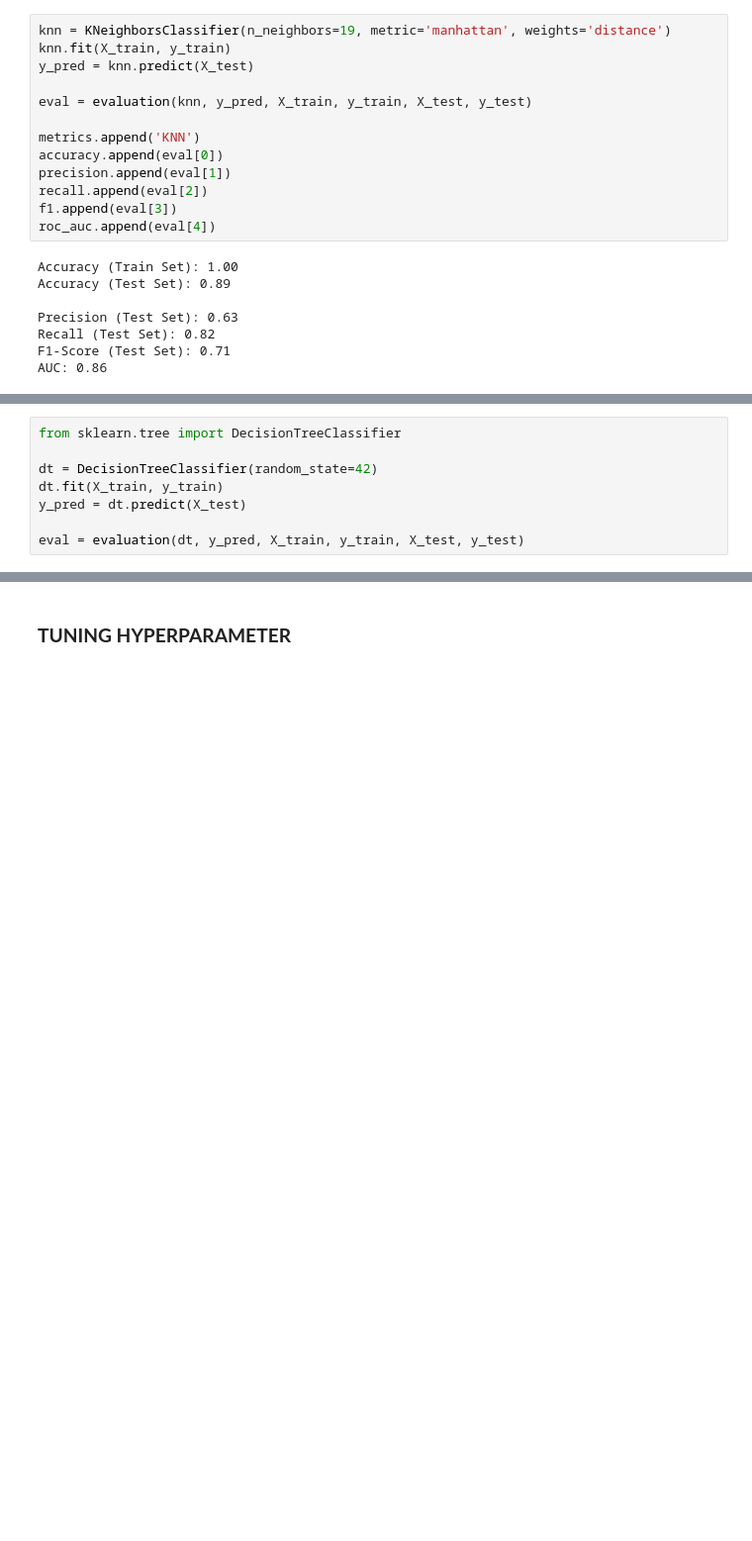
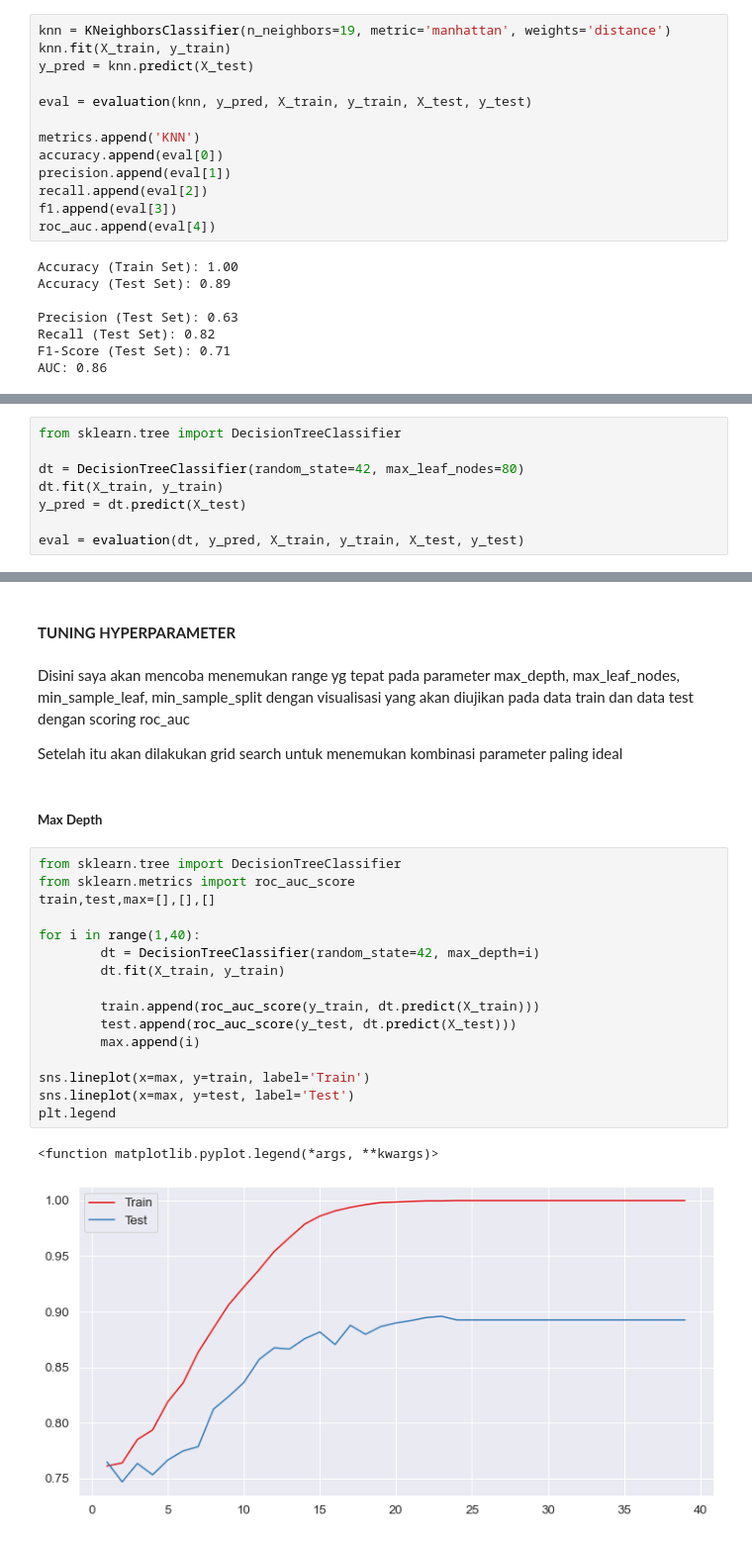
Before and after one commit to arsand07/Customer-Churn, a Jupyter notebook: Customer Churn.ipynb, the cells around one changed output, grey strips where cells are left out. Shown at 99% size. Drawn from its saved outputs; the diff is of its cells as text; blank space fills up the shorter version.

Commit message:
Decision Tree

```diff
--- a/Customer Churn.ipynb
+++ b/Customer Churn.ipynb
@@ -787,7 +787,7 @@ AUC: 0.86
 # %%
 from sklearn.tree import DecisionTreeClassifier
 
-dt = DecisionTreeClassifier(random_state=42)
+dt = DecisionTreeClassifier(random_state=42, max_leaf_nodes=80)
 dt.fit(X_train, y_train)
 y_pred = dt.predict(X_test)
 
@@ -803,2 +818,27 @@ AUC: 0.89
 # %% [markdown]
-### __TUNING HYPERPARAMETER__
+#### __TUNING HYPERPARAMETER__
+# %% [markdown]
+Disini saya akan mencoba menemukan range yg tepat pada parameter max_depth, max_leaf_nodes, min_sample_leaf, min_sample_split dengan visualisasi yang akan diujikan pada data train dan data test dengan scoring roc_auc
+
+Setelah itu akan dilakukan grid search untuk menemukan kombinasi parameter paling ideal
+# %% [markdown]
+##### __Max Depth__
+# %%
+from sklearn.tree import DecisionTreeClassifier
+from sklearn.metrics import roc_auc_score
+train,test,max=[],[],[]
+
+for i in range(1,40):
+        dt = DecisionTreeClassifier(random_state=42, max_depth=i)
+        dt.fit(X_train, y_train)
+
+        train.append(roc_auc_score(y_train, dt.predict(X_train)))
+        test.append(roc_auc_score(y_test, dt.predict(X_test)))
+        max.append(i)
+
+sns.lineplot(x=max, y=train, label='Train')
+sns.lineplot(x=max, y=test, label='Test')
+plt.legend
+# %% [output]
+<function matplotlib.pyplot.legend(*args, **kwargs)>
+[figure, added]
```
Also changed, not shown: parts of 15 cells of this notebook.
